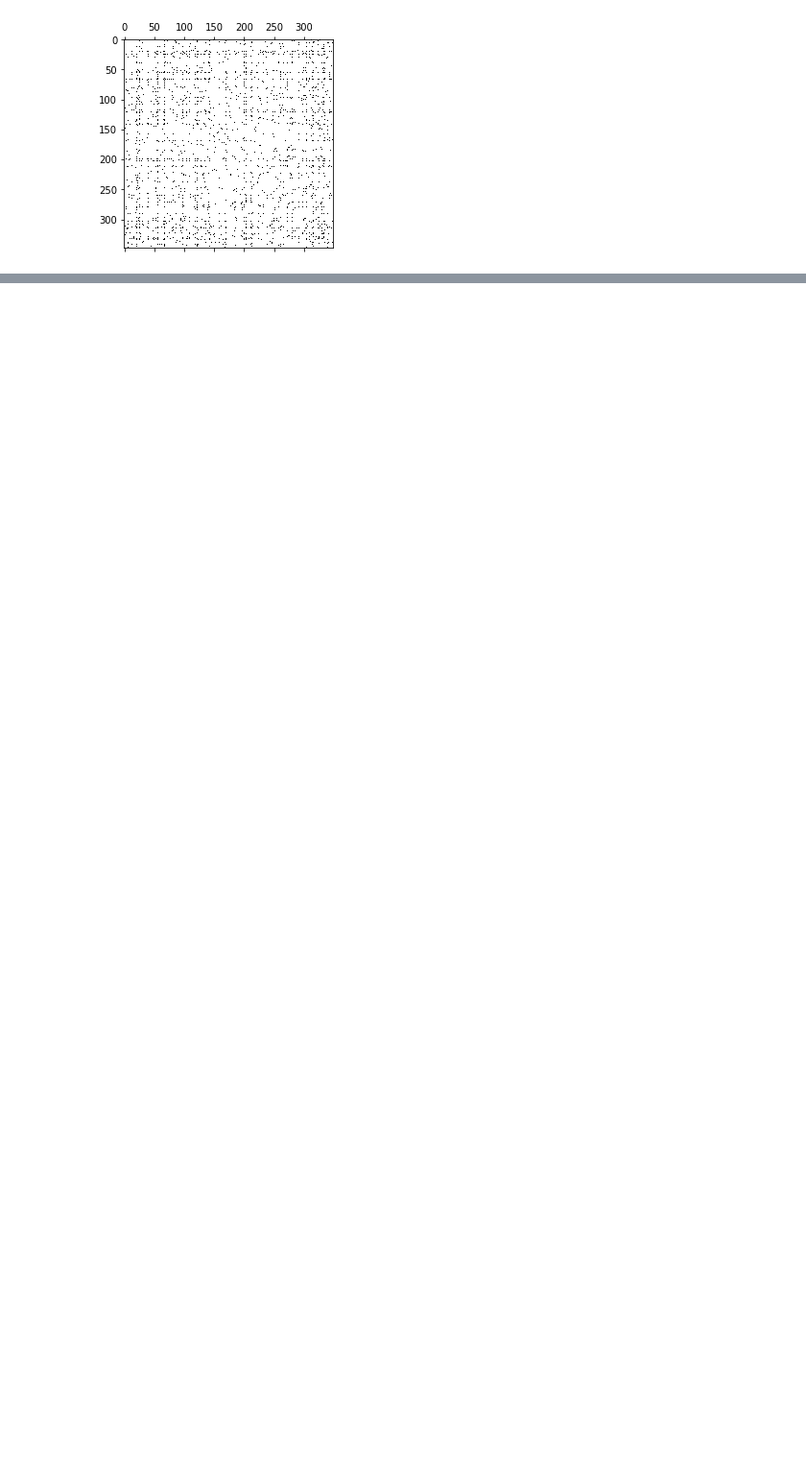
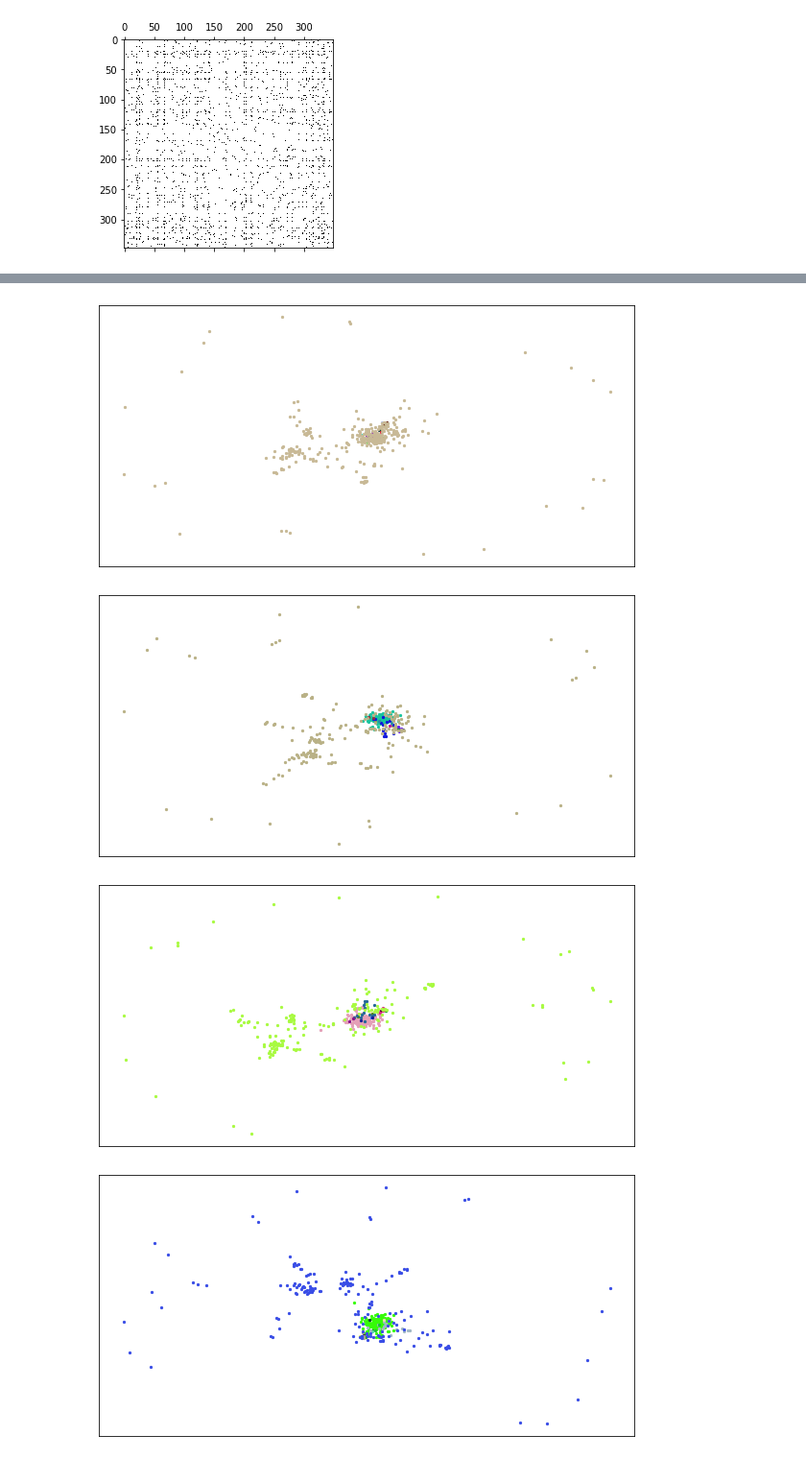
Before and after one commit to barbafrank/LCP_projects_Y2, a Jupyter notebook: Clustering.ipynb, the cells around one changed output, grey strips where cells are left out. Shown at 96% size. Saved outputs shown, nothing was run; the diff lists cells and outputs as text; code cells hidden in the pictures; blank space fills up the shorter version.

```diff
--- a/Clustering.ipynb
+++ b/Clustering.ipynb
@@ -36,7 +37,7 @@ plt.show()
 # the function computes the network clustering
 def cluster(L_norm, centroids, alpha, A):
     # initialize the output vector with the clusters
-    clusters = - np.ones(L.size)
+    clusters = - np.ones(L.shape[0])
 
     # initialize the heap queues related to the clusters
     queues = []
@@ -53,6 +54,8 @@ def cluster(L_norm, centroids, alpha, A):
     # iterate until all the nodes are assigned to the clusters
     exit_ext = False
     while not exit_ext:
+        #
+        cumulative_length = 0
         for queue in queues:
             # assign the new expansions
             for i, node in enumerate(queue):
@@ -68,11 +71,14 @@ def cluster(L_norm, centroids, alpha, A):
             # restore the queue
             hq.heapify(queue)
 
+            #print(queue)
+
             # expand the cluster boundary toward the high ranked nodes
             exit_int = False
-            while not exit_int:
+            while (not exit_int) and len(queue)>0: # TODO: check correctness
                 # pop a node that should be expanded
                 node = hq.heappop(queue)
+                #print("popped")
 
                 # check the termination condition
                 expansions_opp = node[0]
@@ -80,15 +86,18 @@ def cluster(L_norm, centroids, alpha, A):
                     # no more nodes to expand
                     exit_int = True
                 else:
+                    #print("else")
                     # reduce the remained number of expansions
                     expansions_opp += 1
 
                     # TODO: exploit the edgelist to enhance efficiency and ensure correctness
                     # expand the neighbourhood and assign the new expansions
+                    #print("where", np.where(L[node[1][0],:]>0)[0])
                     for neighbour in np.where(L[node[1][0],:]>0)[0]:
-                        print("nei", neighbour)
+                        #print(neighbour)
                         # assign the node to the cluster
                         if clusters[neighbour]<0:
+                            #print("assigned")
                             clusters[neighbour] = clusters[node[1][0]]
 
                             # add the node to the queue
@@ -101,18 +110,25 @@ def cluster(L_norm, centroids, alpha, A):
                                 )
                             )
 
+            # TODO: check
+            cumulative_length += len(queue)
+
+        exit_ext = cumulative_length==0
+
         # test plot
-        plotNetworkClusters(A, clusters, 10)
-
-        # TODO: remove
-        exit_ext = True
+        plotNetworkClusters(A, clusters.astype(int), 5, draw_edges=False)
 
     # return the vector with the clusters
     return clusters
 # %%
 # normalize the rows of L
-L_norm = L/np.sum(L, 1)
+#L_norm = L/np.sum(L, 1)
+#L_norm[np.logical_not(np.isfinite(L_norm))] = 0
 
 # test the clustering algorithm
-cluster(L_norm, np.array([50, 250]), 20, A_mat)
+print(cluster(A_mat, np.array([59, 134, 101, 88, 180, 148, 299, 7, 331, 302]), 5, A_mat))
 # %% [output]
+[figure, added]
+[figure, added]
+[figure, added]
+[figure, added]
```
Also changed, not shown: parts of 6 cells of this notebook.
